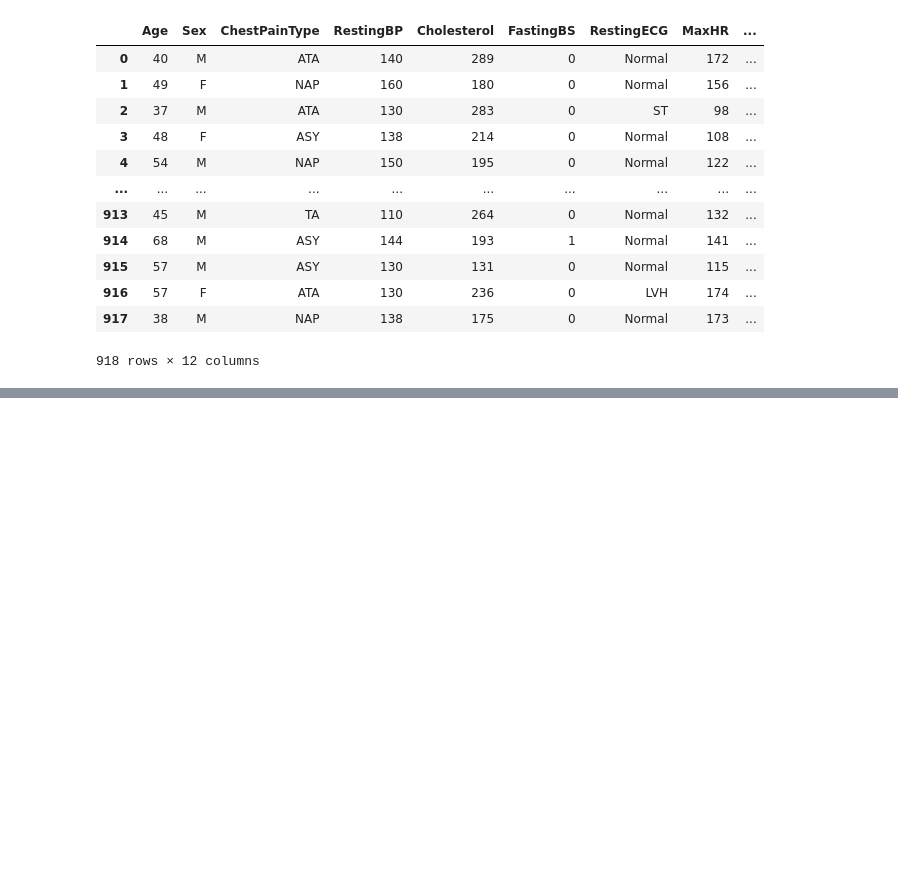
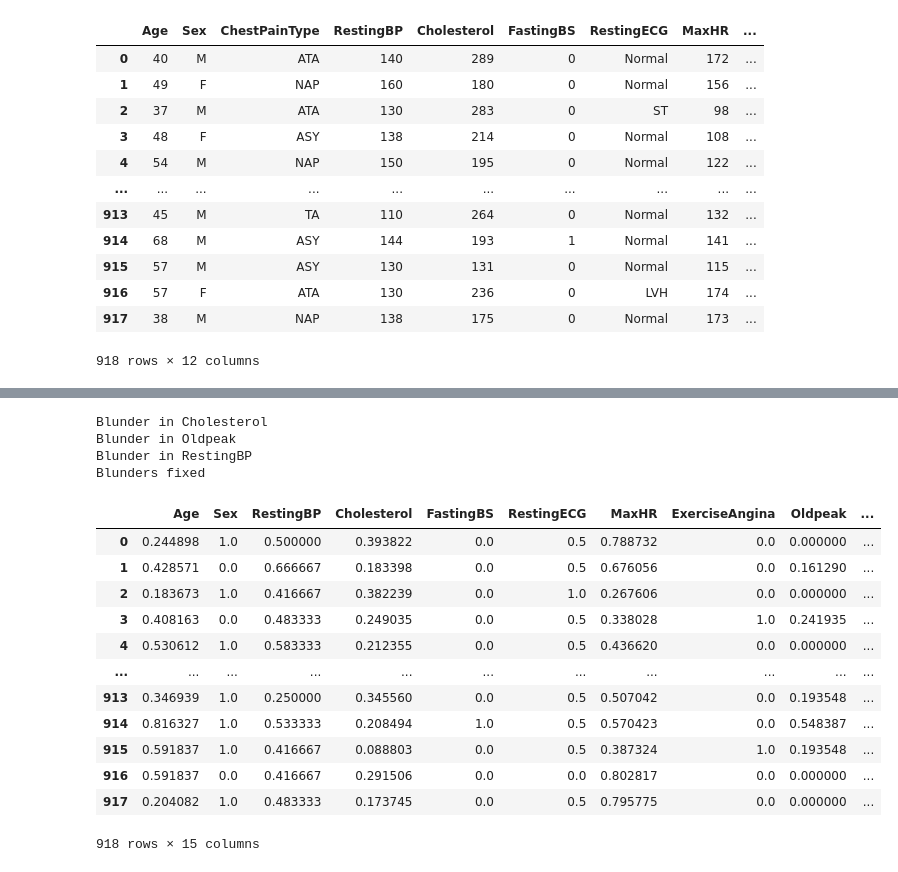
Before and after one commit to Ahmed-Nezar/Heart-failure-classification, a Jupyter notebook: notebooks/preprocessing.ipynb, the cells around one changed output, grey strips where cells are left out. Cells and saved outputs as stored; diff of their text form; code cells hidden in the pictures; blank space fills up the shorter version.

```diff
--- a/notebooks/preprocessing.ipynb
+++ b/notebooks/preprocessing.ipynb
@@ -61,0 +60,26 @@ df.to_csv(f"{path}/heart_{data_source}.csv", index=False)
+# %%
+def is_blunder(df):
+    columns = []
+    if df["Cholesterol"].min() <= 0:
+        print("Blunder in Cholesterol")
+        columns.append("Cholesterol")
+    if df["Oldpeak"].min() < 0:
+        print("Blunder in Oldpeak")
+        columns.append("Oldpeak")
+    if df["RestingBP"].min() <= 0:
+        print("Blunder in RestingBP")
+        columns.append("RestingBP")
+
+    return columns
+# %%
+def fix_blunder(df, columns):
+    for column in columns:
+        if column == "Cholesterol" or column == "RestingBP":
+            df[column] = df[column].replace(0, df[column].mean())
+        elif column == "Oldpeak":
+            df[column] = df[column].apply(lambda x: np.abs(x) if x < 0 else x)
+    # Validate if blunder is fixed
+    columns = is_blunder(df)
+    if len(columns) == 0:
+        print("Blunders fixed")
+    return df
@@ -61,0 +488,31 @@ df.to_csv(f"{path}/heart_{data_source}.csv", index=False)
+# %%
+df11 = df.copy()
+
+df11 = label_encode(df11, category_columns.drop(labels='ChestPainType'))
+df11 = pd.get_dummies(df11, columns=['ChestPainType'], dtype=int)
+
+blunder_columns = is_blunder(df11)
+df11 = fix_blunder(df11, blunder_columns)
+
+df11 = apply_scaler(df11, MinMaxScaler())
+df11.to_csv(os.path.join(data_dir, "dataset_scenario_6_N.csv"), index=False)
+
+df11
+# %% [output]
+Blunder in Cholesterol
+Blunder in Oldpeak
+Blunder in RestingBP
+Blunders fixed
+|  | Age | Sex | RestingBP | Cholesterol | FastingBS | RestingECG | MaxHR | ExerciseAngina | Oldpeak | ... |
+| 0 | 0.244898 | 1.0 | 0.500000 | 0.393822 | 0.0 | 0.5 | 0.788732 | 0.0 | 0.000000 | ... |
+| 1 | 0.428571 | 0.0 | 0.666667 | 0.183398 | 0.0 | 0.5 | 0.676056 | 0.0 | 0.161290 | ... |
+| 2 | 0.183673 | 1.0 | 0.416667 | 0.382239 | 0.0 | 1.0 | 0.267606 | 0.0 | 0.000000 | ... |
+| 3 | 0.408163 | 0.0 | 0.483333 | 0.249035 | 0.0 | 0.5 | 0.338028 | 1.0 | 0.241935 | ... |
+| 4 | 0.530612 | 1.0 | 0.583333 | 0.212355 | 0.0 | 0.5 | 0.436620 | 0.0 | 0.000000 | ... |
+| ... | ... | ... | ... | ... | ... | ... | ... | ... | ... | ... |
+| 913 | 0.346939 | 1.0 | 0.250000 | 0.345560 | 0.0 | 0.5 | 0.507042 | 0.0 | 0.193548 | ... |
+| 914 | 0.816327 | 1.0 | 0.533333 | 0.208494 | 1.0 | 0.5 | 0.570423 | 0.0 | 0.548387 | ... |
+| 915 | 0.591837 | 1.0 | 0.416667 | 0.088803 | 0.0 | 0.5 | 0.387324 | 1.0 | 0.193548 | ... |
+| 916 | 0.591837 | 0.0 | 0.416667 | 0.291506 | 0.0 | 0.0 | 0.802817 | 0.0 | 0.000000 | ... |
+| 917 | 0.204082 | 1.0 | 0.483333 | 0.173745 | 0.0 | 0.5 | 0.795775 | 0.0 | 0.000000 | ... |
+918 rows × 15 columns
```
Also changed, not shown: parts of 52 cells of this notebook.
